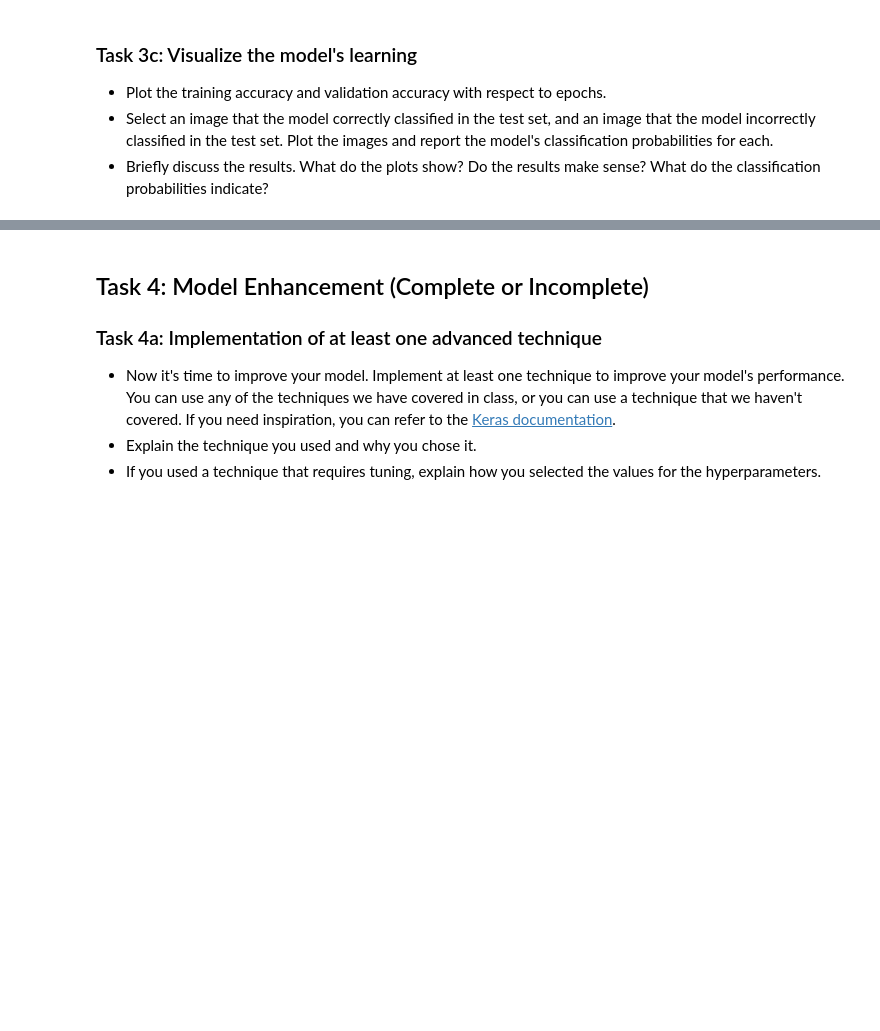
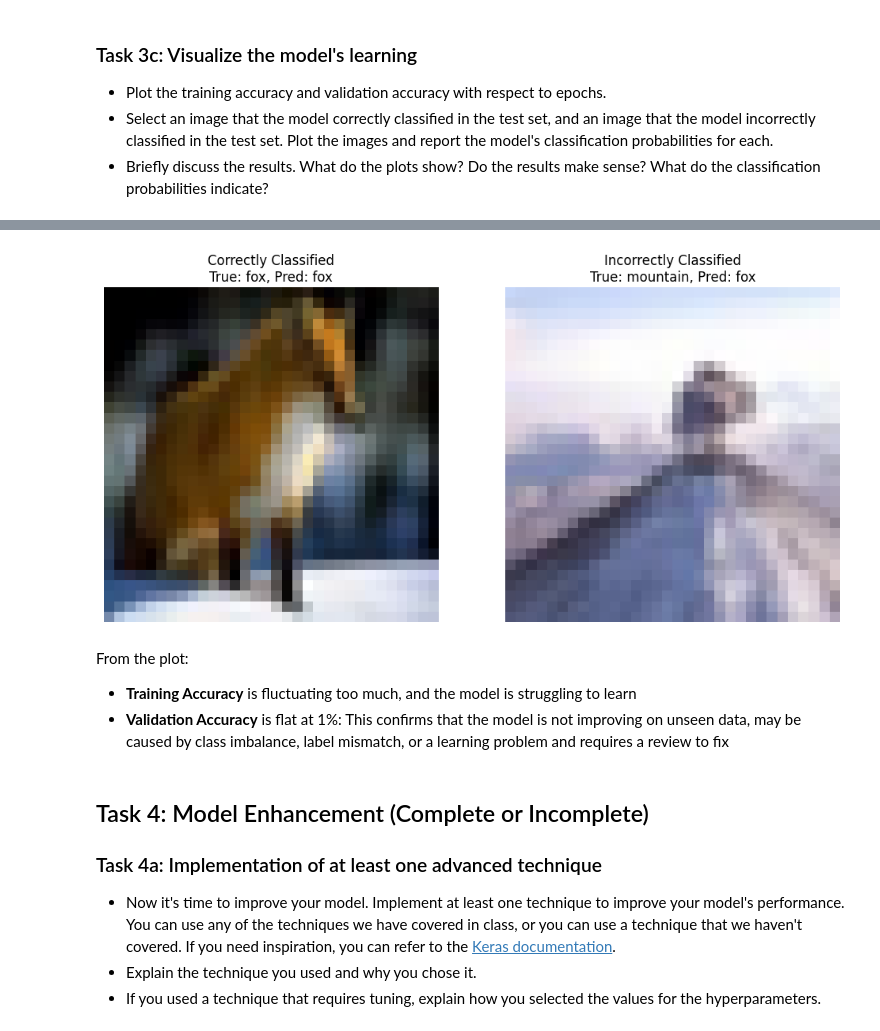
Before and after one commit to nthrsn/deep_learning, a Jupyter notebook: 02_activities/assignments/assignment_1.ipynb, the cells around one changed output, grey strips where cells are left out. Drawn from its saved outputs; the diff is of its cells as text; code cells hidden in the pictures; blank space fills up the shorter version.

```diff
--- a/02_activities/assignments/assignment_1.ipynb
+++ b/02_activities/assignments/assignment_1.ipynb
@@ -162,0 +290,29 @@ Number of classes: 100
+# %%
+# Generate predictions for test set
+y_pred = model.predict(x_test)
+y_pred_classes = np.argmax(y_pred, axis=1)
+y_true = np.argmax(y_test, axis=1)
+
+# for correctly identified image
+correct_indices = np.where(y_pred_classes == y_true)[0]
+correct_index = correct_indices[0]
+
+# for incorrectly identified image
+incorrect_indices = np.where(y_pred_classes != y_true)[0]
+incorrect_index = incorrect_indices[0]
+
+# Plot the selected images
+plt.figure(figsize=(12, 6))
+
+plt.subplot(1, 2, 1)
+plt.imshow(x_test[correct_index])
+plt.title(f"Correctly Classified\nTrue: {class_names[y_true[correct_index]]}, Pred: {class_names[y_pred_classes[correct_index]]}")
+plt.axis('off')
+
+plt.subplot(1, 2, 2)
+plt.imshow(x_test[incorrect_index])
+plt.title(f"Incorrectly Classified\nTrue: {class_names[y_true[incorrect_index]]}, Pred: {class_names[y_pred_classes[incorrect_index]]}")
+plt.axis('off')
+
+plt.show()
+# %% [output]
@@ -163,3 +320,9 @@ Number of classes: 100
+[figure, added]
+# %% [markdown]
+From the plot:
+
+*   **Training Accuracy** is fluctuating too much, and the model is struggling to learn
+*   **Validation Accuracy** is flat at 1%: This confirms that the model is not improving on unseen data, may be caused by class imbalance, label mismatch, or a learning problem and requires a review to fix
 # %% [markdown]
 ## Task 4: Model Enhancement (Complete or Incomplete)
 ### Task 4a: Implementation of at least one advanced technique
```
Also changed, not shown: parts of 24 cells of this notebook.
